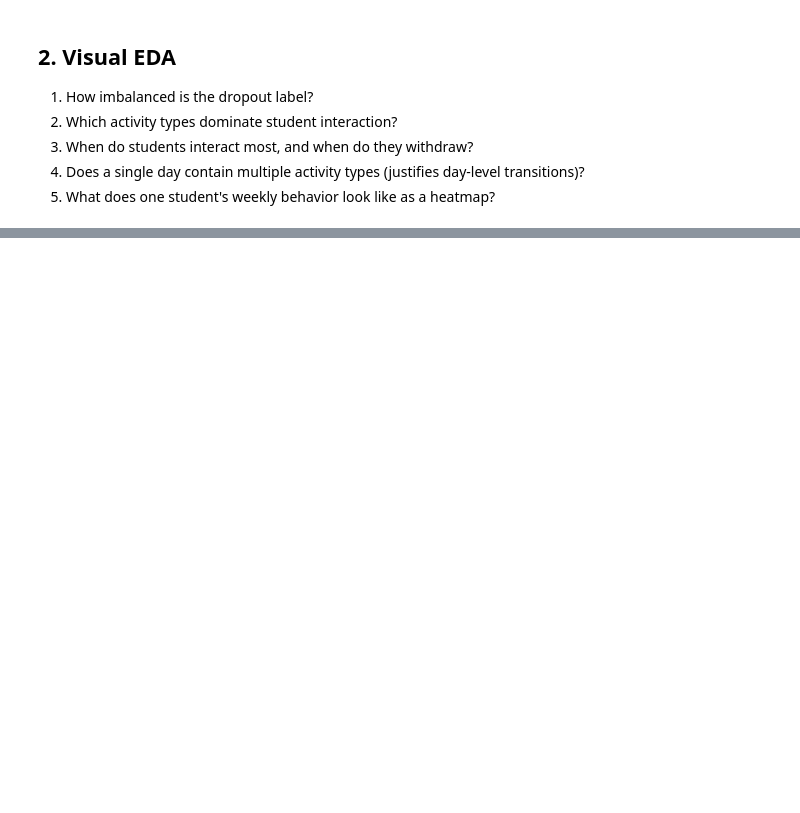
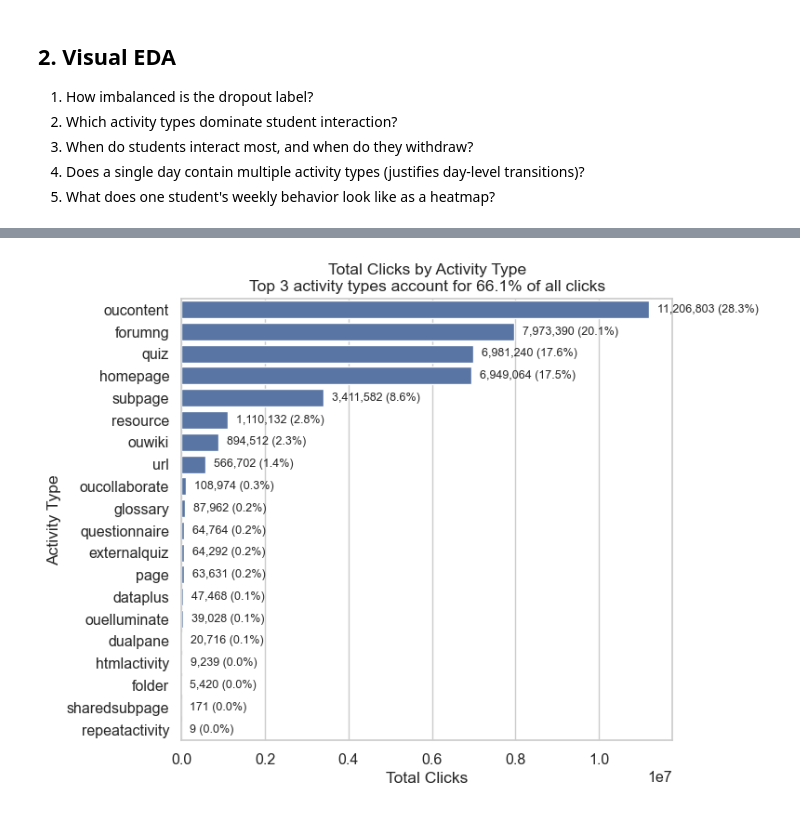
Before and after one commit to ductrien261/ati-dropout-prediction, a Jupyter notebook: notebooks/01_eda_oulad.ipynb, the cells around one changed output, grey strips where cells are left out. Cells and saved outputs as stored; diff of their text form; code cells hidden in the pictures; blank space fills up the shorter version.

```diff
--- a/notebooks/01_eda_oulad.ipynb
+++ b/notebooks/01_eda_oulad.ipynb
@@ -86,0 +244,21 @@ FIG_DIR.mkdir(parents=True, exist_ok=True)
+# %%
+click_by_activity = (
+    svle_clean.merge(vle[["id_site", "activity_type"]], on="id_site", how="left")
+    .groupby("activity_type")["sum_click"].sum()
+    .sort_values(ascending=False)
+)
+total_clicks = click_by_activity.sum()
+top3_pct = click_by_activity.head(3).sum() / total_clicks * 100
+
+fig, ax = plt.subplots(figsize=(8, 6))
+sns.barplot(x=click_by_activity.values, y=click_by_activity.index, ax=ax, orient="h")
+for i, v in enumerate(click_by_activity.values):
+    ax.text(v + total_clicks * 0.005, i, f"{v:,} ({v/total_clicks*100:.1f}%)", va="center", fontsize=9)
+ax.set_title(f"Total Clicks by Activity Type\nTop 3 activity types account for {top3_pct:.1f}% of all clicks")
+ax.set_xlabel("Total Clicks")
+ax.set_ylabel("Activity Type")
+plt.tight_layout()
+plt.savefig(FIG_DIR / "q2_clicks_by_activity_type.png", dpi=150)
+plt.show()
+# %% [output]
+[figure, added]
```
Also changed, not shown: parts of 14 cells of this notebook.
